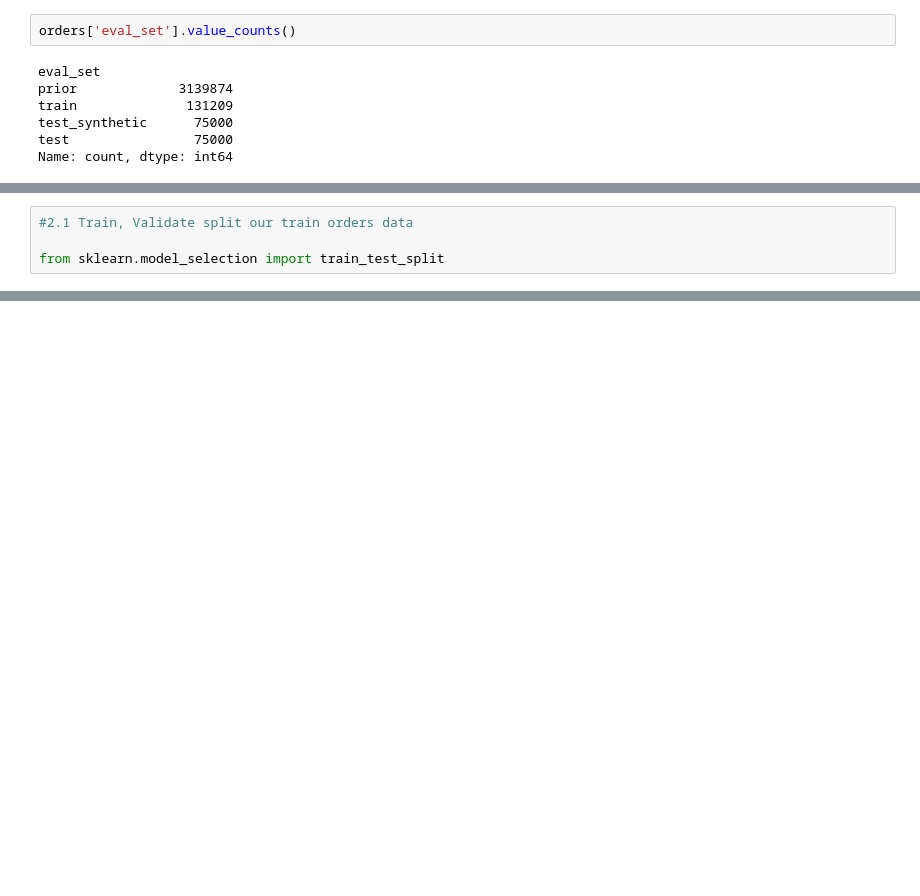
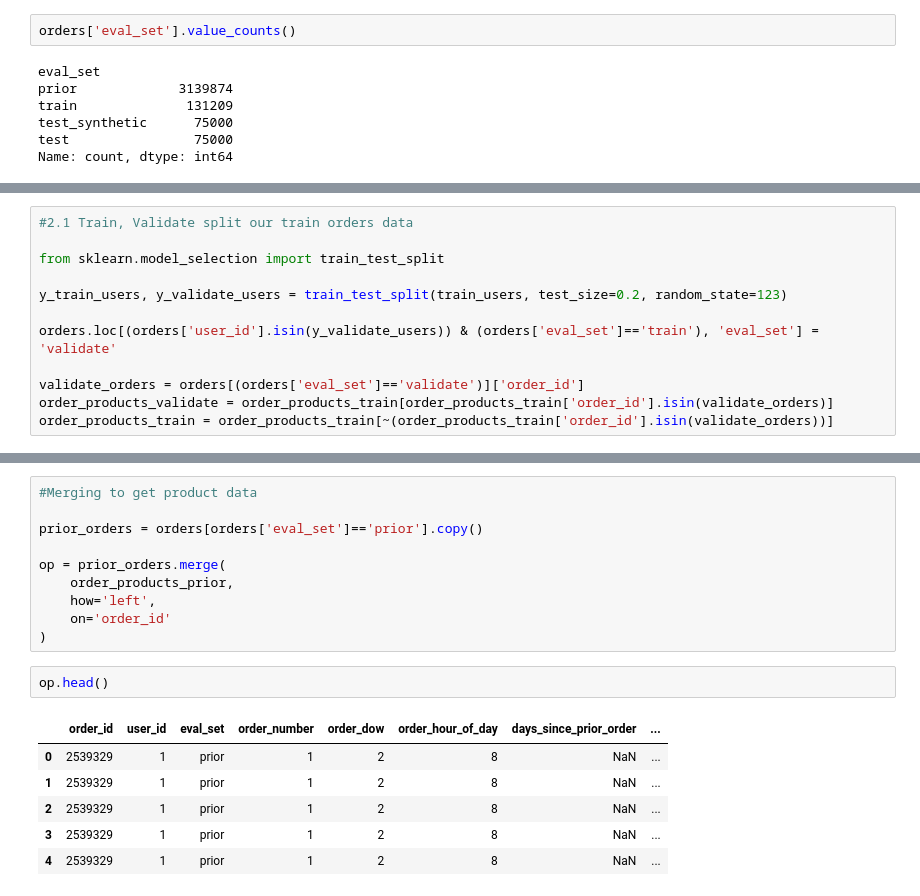
Before and after one commit to darianyee/Instacart---Data-Science-Project, a Jupyter notebook: src/main.ipynb, the cells around one changed output, grey strips where cells are left out. Saved outputs shown, nothing was run; the diff lists cells and outputs as text; blank space fills up the shorter version.

Commit message:
Completed user features

```diff
--- a/src/main.ipynb
+++ b/src/main.ipynb
@@ -154,3 +147,11 @@ order_products_prior = order_products_prior[~order_products_prior['order_id'].is
 #2.1 Train, Validate split our train orders data
 
 from sklearn.model_selection import train_test_split
+
+y_train_users, y_validate_users = train_test_split(train_users, test_size=0.2, random_state=123)
+
+orders.loc[(orders['user_id'].isin(y_validate_users)) & (orders['eval_set']=='train'), 'eval_set'] = 'validate'
+
+validate_orders = orders[(orders['eval_set']=='validate')]['order_id']
+order_products_validate = order_products_train[order_products_train['order_id'].isin(validate_orders)]
+order_products_train = order_products_train[~(order_products_train['order_id'].isin(validate_orders))]
@@ -156,0 +166,19 @@ from sklearn.model_selection import train_test_split
+# %%
+#Merging to get product data
+
+prior_orders = orders[orders['eval_set']=='prior'].copy()
+
+op = prior_orders.merge(
+    order_products_prior,
+    how='left',
+    on='order_id'
+)
+# %%
+op.head()
+# %% [output]
+|  | order_id | user_id | eval_set | order_number | order_dow | order_hour_of_day | days_since_prior_order | ... |
+| 0 | 2539329 | 1 | prior | 1 | 2 | 8 | NaN | ... |
+| 1 | 2539329 | 1 | prior | 1 | 2 | 8 | NaN | ... |
+| 2 | 2539329 | 1 | prior | 1 | 2 | 8 | NaN | ... |
+| 3 | 2539329 | 1 | prior | 1 | 2 | 8 | NaN | ... |
+| 4 | 2539329 | 1 | prior | 1 | 2 | 8 | NaN | ... |
```
Also changed, not shown: parts of 3 cells of this notebook, 1 other file.
